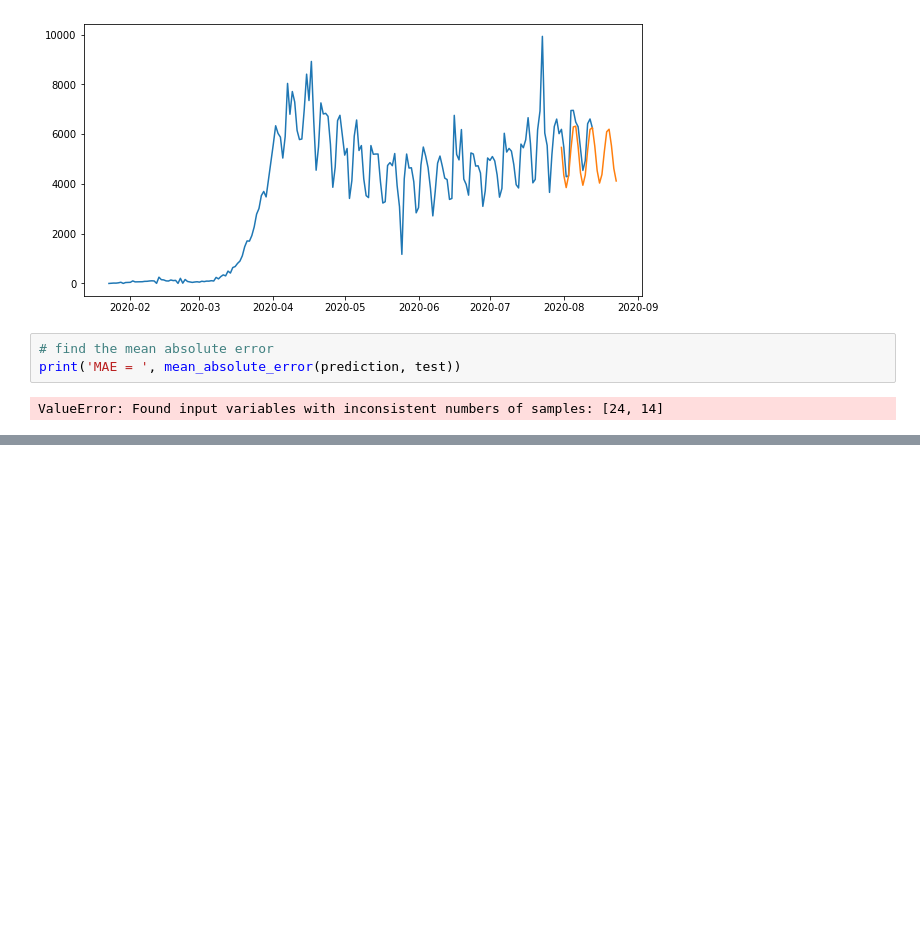
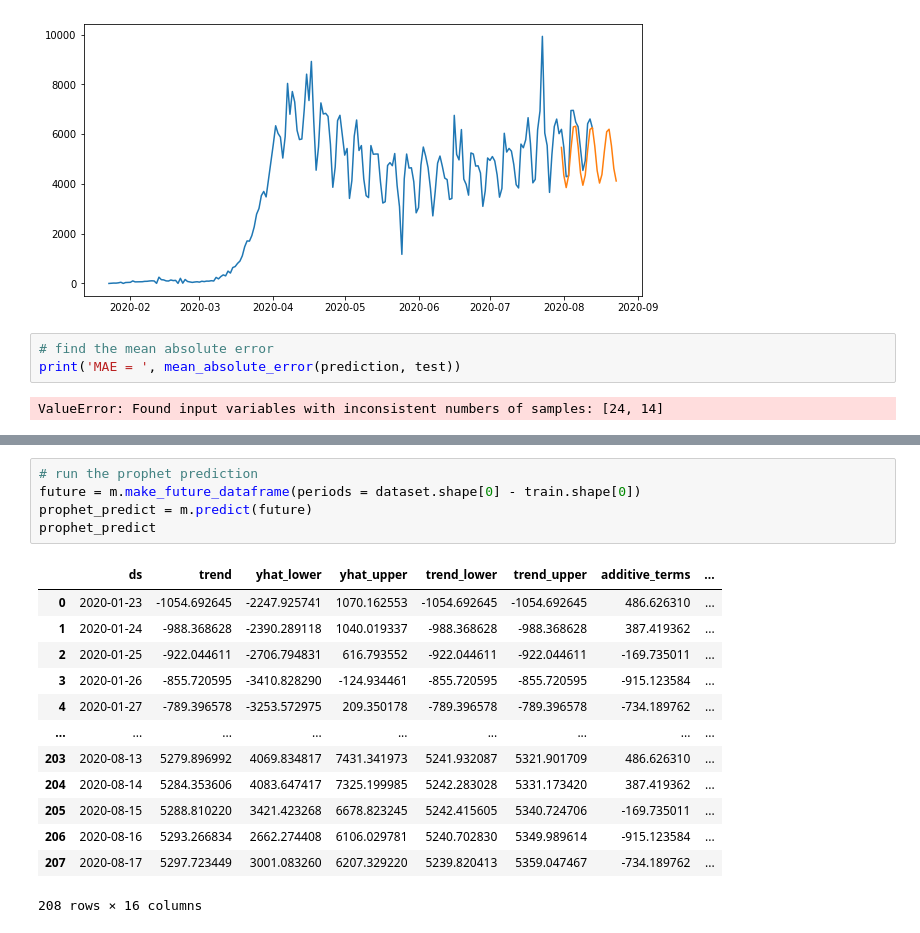
Before and after one commit to mthalken/covid, a Jupyter notebook: covid_prediction.ipynb, the cells around one changed output, grey strips where cells are left out. Cells and saved outputs as stored; diff of their text form; blank space fills up the shorter version.

```diff
--- a/covid_prediction.ipynb
+++ b/covid_prediction.ipynb
@@ -255,0 +265,19 @@ Warnings:
+# %%
+# run the prophet prediction
+future = m.make_future_dataframe(periods = dataset.shape[0] - train.shape[0])
+prophet_predict = m.predict(future)
+prophet_predict
+# %% [output]
+|  | ds | trend | yhat_lower | yhat_upper | trend_lower | trend_upper | additive_terms | ... |
+| 0 | 2020-01-23 | -1054.692645 | -2247.925741 | 1070.162553 | -1054.692645 | -1054.692645 | 486.626310 | ... |
+| 1 | 2020-01-24 | -988.368628 | -2390.289118 | 1040.019337 | -988.368628 | -988.368628 | 387.419362 | ... |
+| 2 | 2020-01-25 | -922.044611 | -2706.794831 | 616.793552 | -922.044611 | -922.044611 | -169.735011 | ... |
+| 3 | 2020-01-26 | -855.720595 | -3410.828290 | -124.934461 | -855.720595 | -855.720595 | -915.123584 | ... |
+| 4 | 2020-01-27 | -789.396578 | -3253.572975 | 209.350178 | -789.396578 | -789.396578 | -734.189762 | ... |
+| ... | ... | ... | ... | ... | ... | ... | ... | ... |
+| 203 | 2020-08-13 | 5279.896992 | 4069.834817 | 7431.341973 | 5241.932087 | 5321.901709 | 486.626310 | ... |
+| 204 | 2020-08-14 | 5284.353606 | 4083.647417 | 7325.199985 | 5242.283028 | 5331.173420 | 387.419362 | ... |
+| 205 | 2020-08-15 | 5288.810220 | 3421.423268 | 6678.823245 | 5242.415605 | 5340.724706 | -169.735011 | ... |
+| 206 | 2020-08-16 | 5293.266834 | 2662.274408 | 6106.029781 | 5240.702830 | 5349.989614 | -915.123584 | ... |
+| 207 | 2020-08-17 | 5297.723449 | 3001.083260 | 6207.329220 | 5239.820413 | 5359.047467 | -734.189762 | ... |
+208 rows × 16 columns
```
Also changed, not shown: parts of 15 cells of this notebook.
